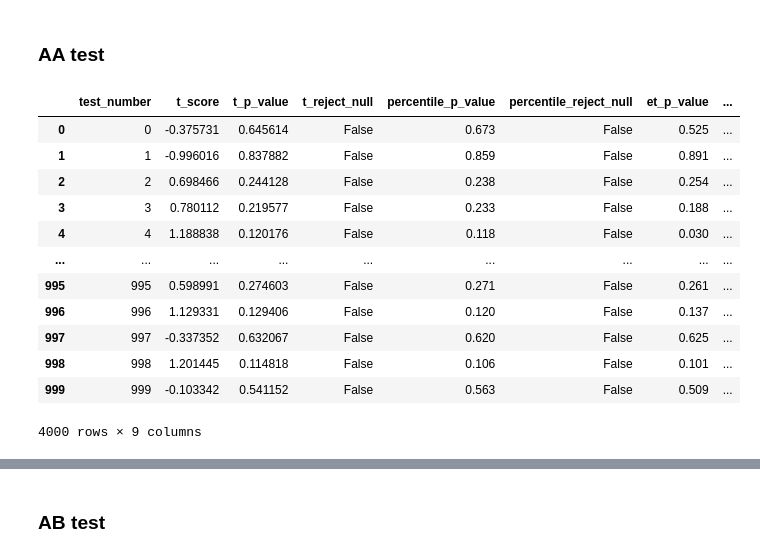
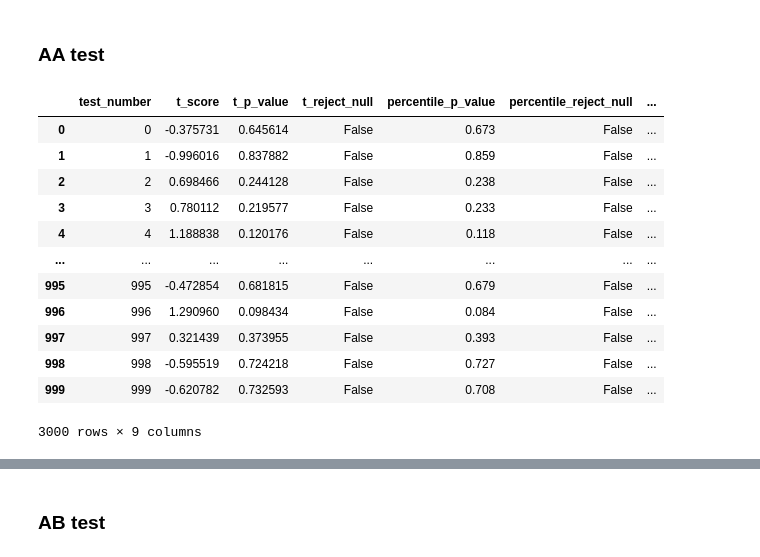
Before and after one commit to Bati-bot/Design-of-experiments-DOE, a Jupyter notebook: bootstrap.ipynb, the cells around one changed output, grey strips where cells are left out. Saved outputs shown, nothing was run; the diff lists cells and outputs as text; code cells hidden in the pictures.

```diff
--- a/bootstrap.ipynb
+++ b/bootstrap.ipynb
@@ -231,7 +231,7 @@ def run_test_mean_diff_multiple(df, variant_col, value_col, number_of_tests=100,
                                         't_reject_null': t_reject_null,
                                         'percentile_p_value': percentile_p_value,
                                         'percentile_reject_null': percentile_reject_null,
-                                        'et_p_value': et_p_value,
+                                        'stud_boot_p_value': et_p_value,
                                         'et_reject_null': et_reject_null,},
                                    index=[0])
         results_df = pd.concat([results_df, this_results])
@@ -285,29 +285,29 @@ We're going to try to see how the p-values behave for the standard t-test and th
 ### AA test
 # %%
 experiments = 1000
-samples = [50, 200, 1000, 5000]
+samples = [50, 200, 2000]
 p_values_AA = pd.DataFrame()
 
 for s in samples:
     this_p_values = run_test_mean_diff_multiple(users_df, variant_col="variant", value_col="total_sales",
                                           number_of_tests=experiments, num_samples=s, alternative="greater")
     this_p_values = this_p_values.reset_index(drop=True)
     this_p_values["samples"] = s
     p_values_AA = pd.concat([p_values_AA, this_p_values])
 
 p_values_AA
 # %% [output]
-|  | test_number | t_score | t_p_value | t_reject_null | percentile_p_value | percentile_reject_null | et_p_value | ... |
-| 0 | 0 | -0.375731 | 0.645614 | False | 0.673 | False | 0.525 | ... |
-| 1 | 1 | -0.996016 | 0.837882 | False | 0.859 | False | 0.891 | ... |
-| 2 | 2 | 0.698466 | 0.244128 | False | 0.238 | False | 0.254 | ... |
-| 3 | 3 | 0.780112 | 0.219577 | False | 0.233 | False | 0.188 | ... |
-| 4 | 4 | 1.188838 | 0.120176 | False | 0.118 | False | 0.030 | ... |
-| ... | ... | ... | ... | ... | ... | ... | ... | ... |
-| 995 | 995 | 0.598991 | 0.274603 | False | 0.271 | False | 0.261 | ... |
-| 996 | 996 | 1.129331 | 0.129406 | False | 0.120 | False | 0.137 | ... |
-| 997 | 997 | -0.337352 | 0.632067 | False | 0.620 | False | 0.625 | ... |
-| 998 | 998 | 1.201445 | 0.114818 | False | 0.106 | False | 0.101 | ... |
-| 999 | 999 | -0.103342 | 0.541152 | False | 0.563 | False | 0.509 | ... |
+|  | test_number | t_score | t_p_value | t_reject_null | percentile_p_value | percentile_reject_null | ... |
+| 0 | 0 | -0.375731 | 0.645614 | False | 0.673 | False | ... |
+| 1 | 1 | -0.996016 | 0.837882 | False | 0.859 | False | ... |
+| 2 | 2 | 0.698466 | 0.244128 | False | 0.238 | False | ... |
+| 3 | 3 | 0.780112 | 0.219577 | False | 0.233 | False | ... |
+| 4 | 4 | 1.188838 | 0.120176 | False | 0.118 | False | ... |
+| ... | ... | ... | ... | ... | ... | ... | ... |
+| 995 | 995 | -0.472854 | 0.681815 | False | 0.679 | False | ... |
+| 996 | 996 | 1.290960 | 0.098434 | False | 0.084 | False | ... |
+| 997 | 997 | 0.321439 | 0.373955 | False | 0.393 | False | ... |
+| 998 | 998 | -0.595519 | 0.724218 | False | 0.727 | False | ... |
+| 999 | 999 | -0.620782 | 0.732593 | False | 0.708 | False | ... |
-4000 rows × 9 columns
+3000 rows × 9 columns
 # %%
```
Also changed, not shown: parts of 7 cells of this notebook, 3 other files.
